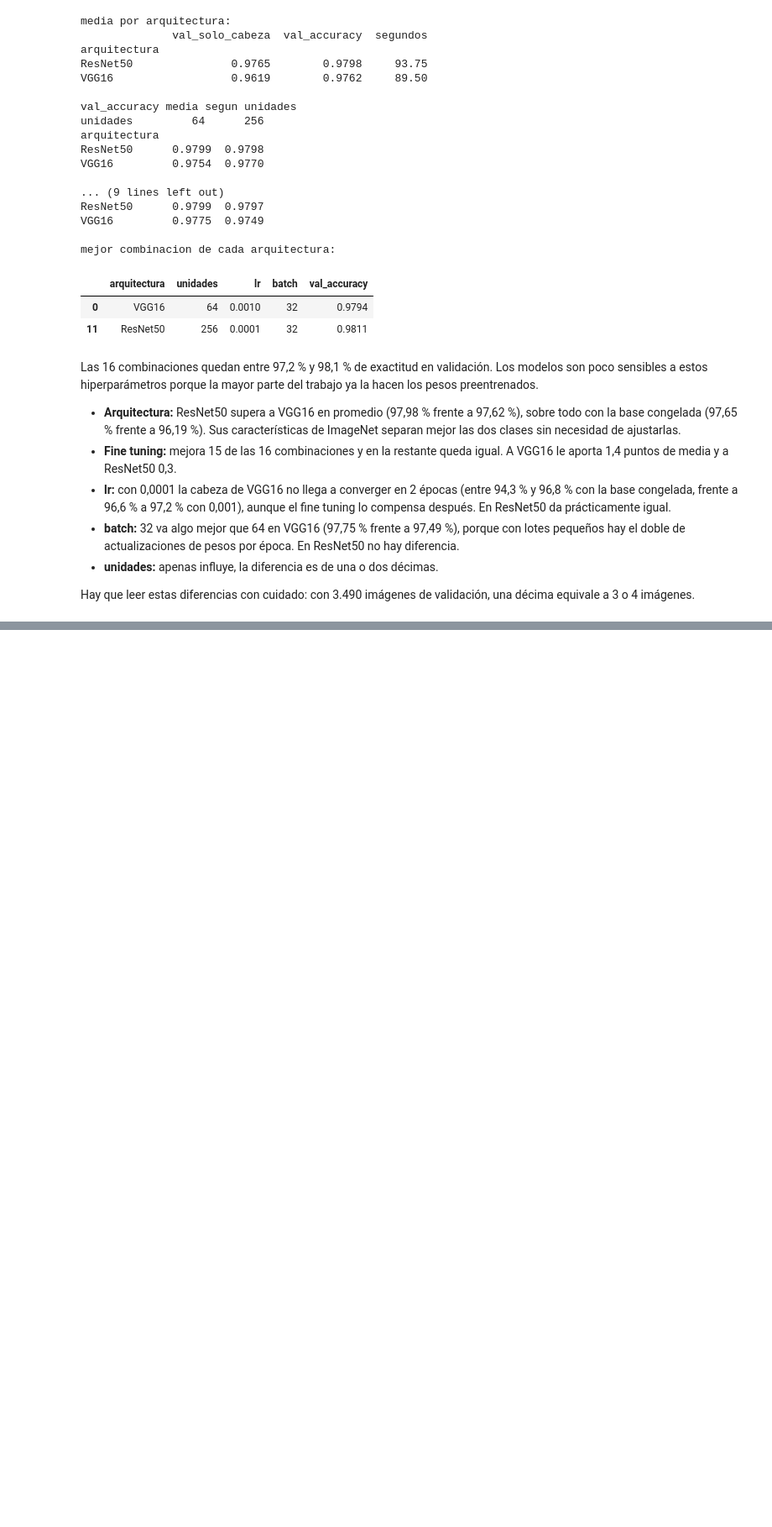
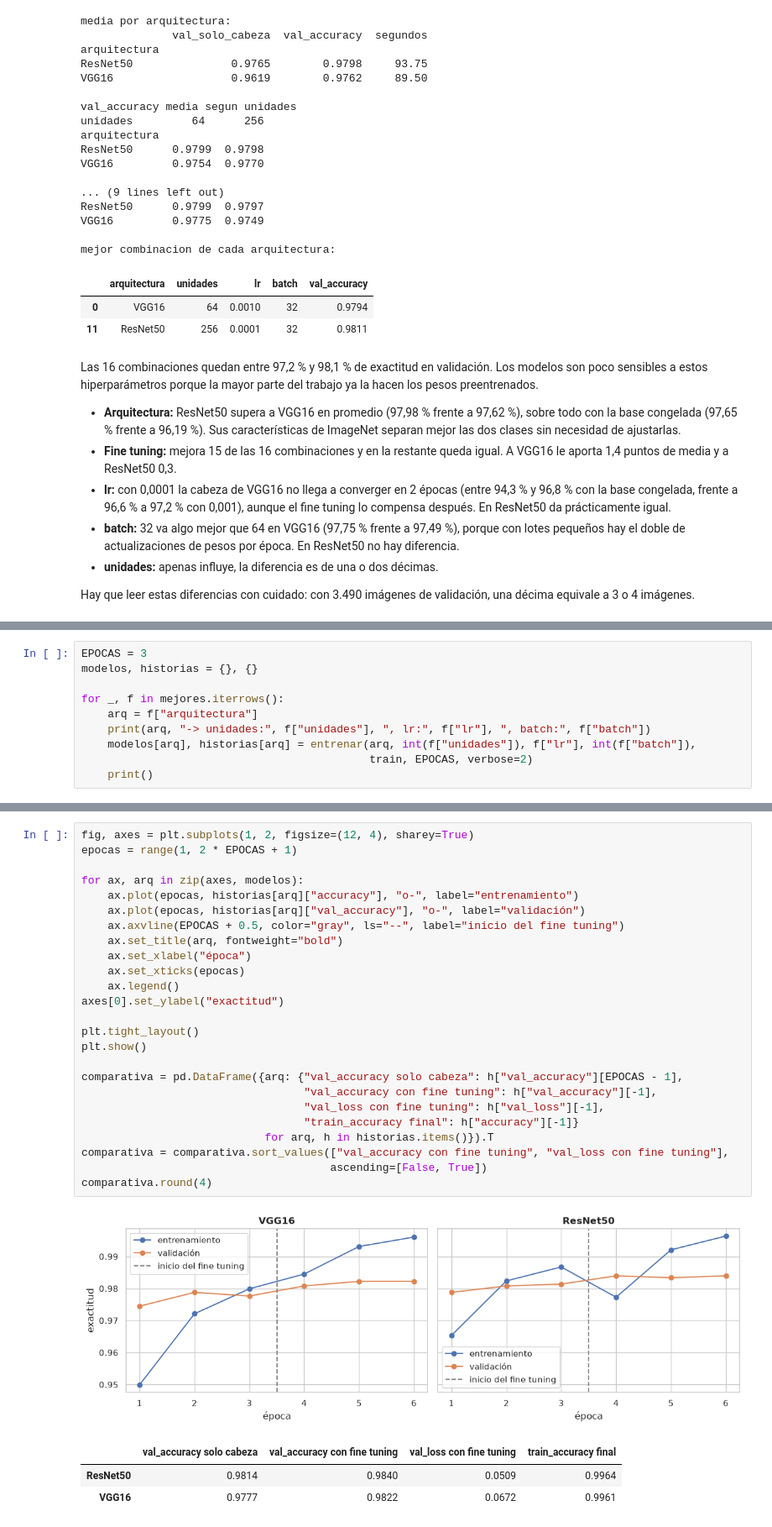
Before and after one commit to SebaScript/proyecto-2-IA-Vision-Artificial, a Jupyter notebook: Proyecto_Vision_Cats_vs_Dogs.ipynb, the cells around one changed output, grey strips where cells are left out. Shown at 84% size. Cells and saved outputs as stored; diff of their text form; blank space fills up the shorter version.

Commit message:
comparacion de arquitecturas entrenando con todos los datos

```diff
--- a/Proyecto_Vision_Cats_vs_Dogs.ipynb
+++ b/Proyecto_Vision_Cats_vs_Dogs.ipynb
@@ -425,0 +432,10 @@ Hay que leer estas diferencias con cuidado: con 3.490 imágenes de validación,
+# %%
+EPOCAS = 3
+modelos, historias = {}, {}
+
+for _, f in mejores.iterrows():
+    arq = f["arquitectura"]
+    print(arq, "-> unidades:", f["unidades"], ", lr:", f["lr"], ", batch:", f["batch"])
+    modelos[arq], historias[arq] = entrenar(arq, int(f["unidades"]), f["lr"], int(f["batch"]),
+                                            train, EPOCAS, verbose=2)
+    print()
@@ -425,0 +460,30 @@ Hay que leer estas diferencias con cuidado: con 3.490 imágenes de validación,
+# %%
+fig, axes = plt.subplots(1, 2, figsize=(12, 4), sharey=True)
+epocas = range(1, 2 * EPOCAS + 1)
+
+for ax, arq in zip(axes, modelos):
+    ax.plot(epocas, historias[arq]["accuracy"], "o-", label="entrenamiento")
+    ax.plot(epocas, historias[arq]["val_accuracy"], "o-", label="validación")
+    ax.axvline(EPOCAS + 0.5, color="gray", ls="--", label="inicio del fine tuning")
+    ax.set_title(arq, fontweight="bold")
+    ax.set_xlabel("época")
+    ax.set_xticks(epocas)
+    ax.legend()
+axes[0].set_ylabel("exactitud")
+
+plt.tight_layout()
+plt.show()
+
+comparativa = pd.DataFrame({arq: {"val_accuracy solo cabeza": h["val_accuracy"][EPOCAS - 1],
+                                  "val_accuracy con fine tuning": h["val_accuracy"][-1],
+                                  "val_loss con fine tuning": h["val_loss"][-1],
+                                  "train_accuracy final": h["accuracy"][-1]}
+                            for arq, h in historias.items()}).T
+comparativa = comparativa.sort_values(["val_accuracy con fine tuning", "val_loss con fine tuning"],
+                                      ascending=[False, True])
+comparativa.round(4)
+# %% [output]
+[figure, added]
+|  | val_accuracy solo cabeza | val_accuracy con fine tuning | val_loss con fine tuning | train_accuracy final |
+| ResNet50 | 0.9814 | 0.9840 | 0.0509 | 0.9964 |
+| VGG16 | 0.9777 | 0.9822 | 0.0672 | 0.9961 |
```
Also changed, not shown: parts of 2 cells of this notebook.
